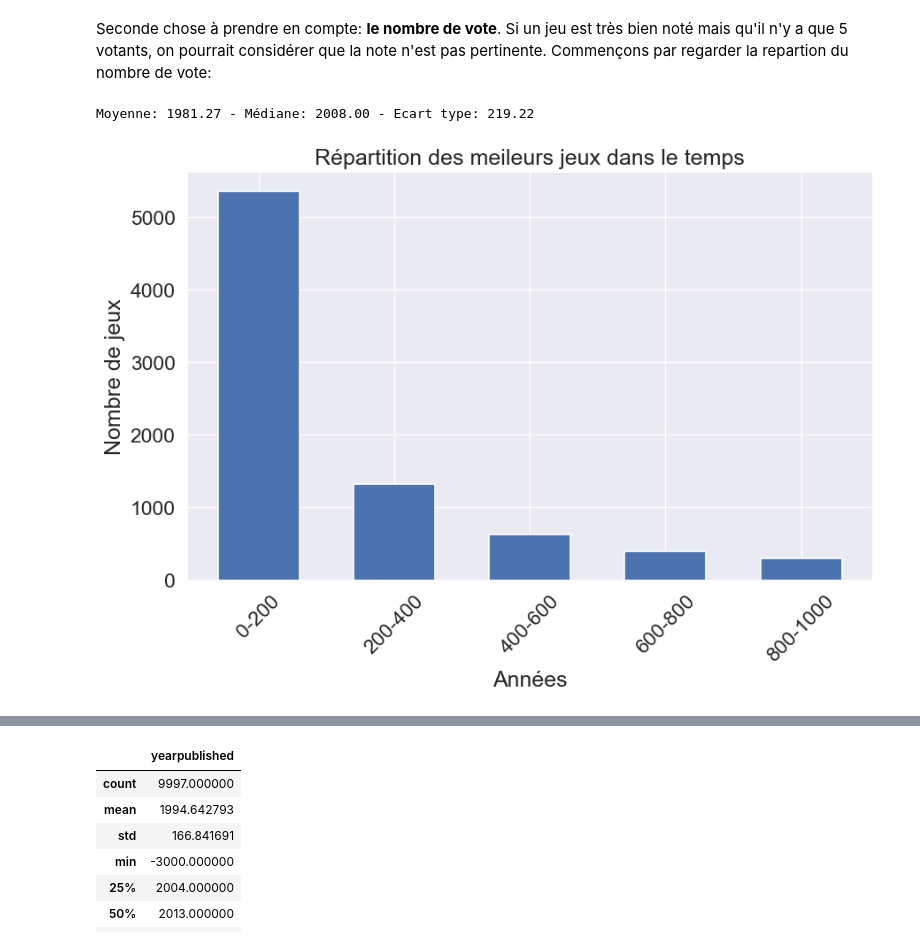
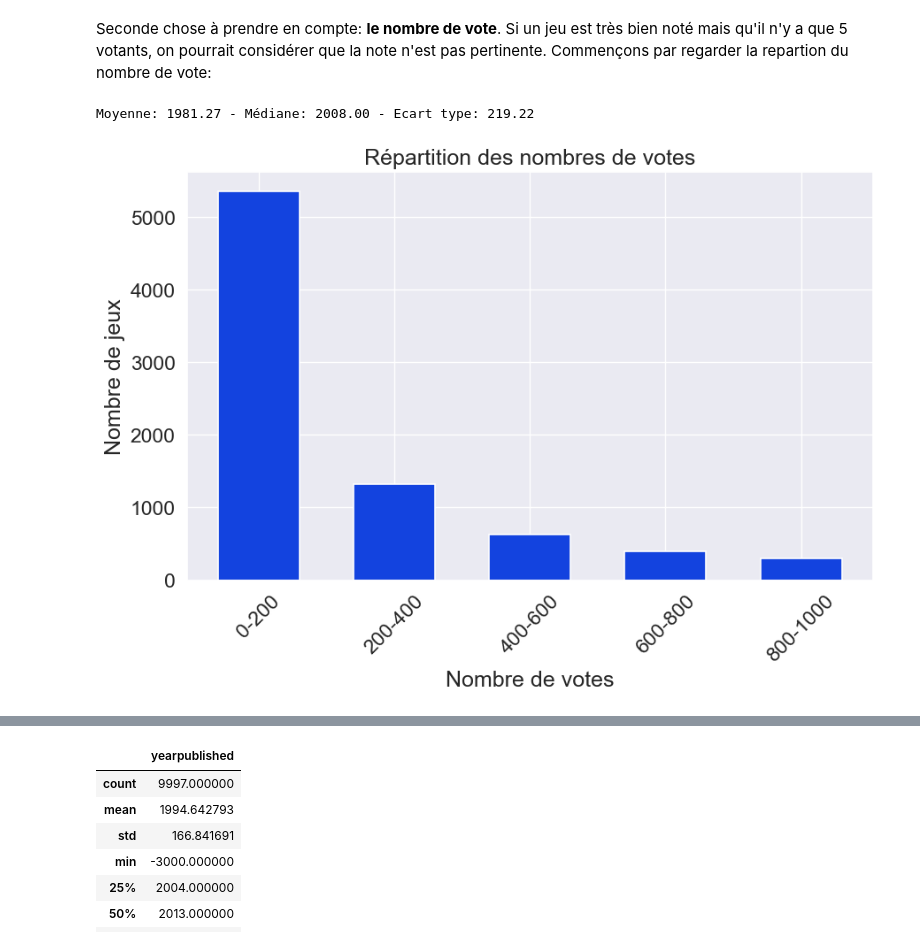
Before and after one commit to LOISGALLAUD/issd, a Jupyter notebook: PROJET/LGALLAUD.ipynb, the cells around one changed output, grey strips where cells are left out. Drawn from its saved outputs; the diff is of its cells as text; code cells hidden in the pictures.

```diff
--- a/PROJET/LGALLAUD.ipynb
+++ b/PROJET/LGALLAUD.ipynb
@@ -226,31 +215,31 @@ Seconde chose à prendre en compte: **le nombre de vote**. Si un jeu est très b
 # %%
 # Intervalles de 10 ans
 intervals = [[i, i+200] for i in range(0, 1000, 200)]
 
 # Calcul du nombre de jeux par intervalle
 amounts = []
 for interval in intervals:
     i, j = interval
     games_in_interval = good_games[(good_games['usersrated'] >= i) & (good_games['usersrated'] < j)]
     amounts.append(len(games_in_interval))
 
 # Calcul de la moyenne, médiane et de l'écart type
 mean = df['yearpublished'].mean()
 median = df['yearpublished'].median()
 std = df['yearpublished'].std()
 print(f"Moyenne: {mean:.2f} - Médiane: {median:.2f} - Ecart type: {std:.2f}")
 
 # Création de l'histogramme en barres
 plt.figure(figsize=(10,6))
-plt.title("Répartition des meileurs jeux dans le temps")
-plt.xlabel("Années")
+plt.title("Répartition des nombres de votes")
+plt.xlabel("Nombre de votes")
 plt.xticks(rotation=45)
 plt.ylabel("Nombre de jeux")
 
 labels = [f"{i}-{i+200}" for i in range(0, 1000, 200)]
-plt.bar(labels, amounts, linewidth=1.2, width=0.6)
+plt.bar(labels, amounts, linewidth=1.2, width=0.6, color='#1343DF')
 
 plt.show()
 # %% [output]
 Moyenne: 1981.27 - Médiane: 2008.00 - Ecart type: 219.22
-[figure, old version]
+[figure, new version]
```
Also changed, not shown: parts of 24 cells of this notebook, 3 other files.
